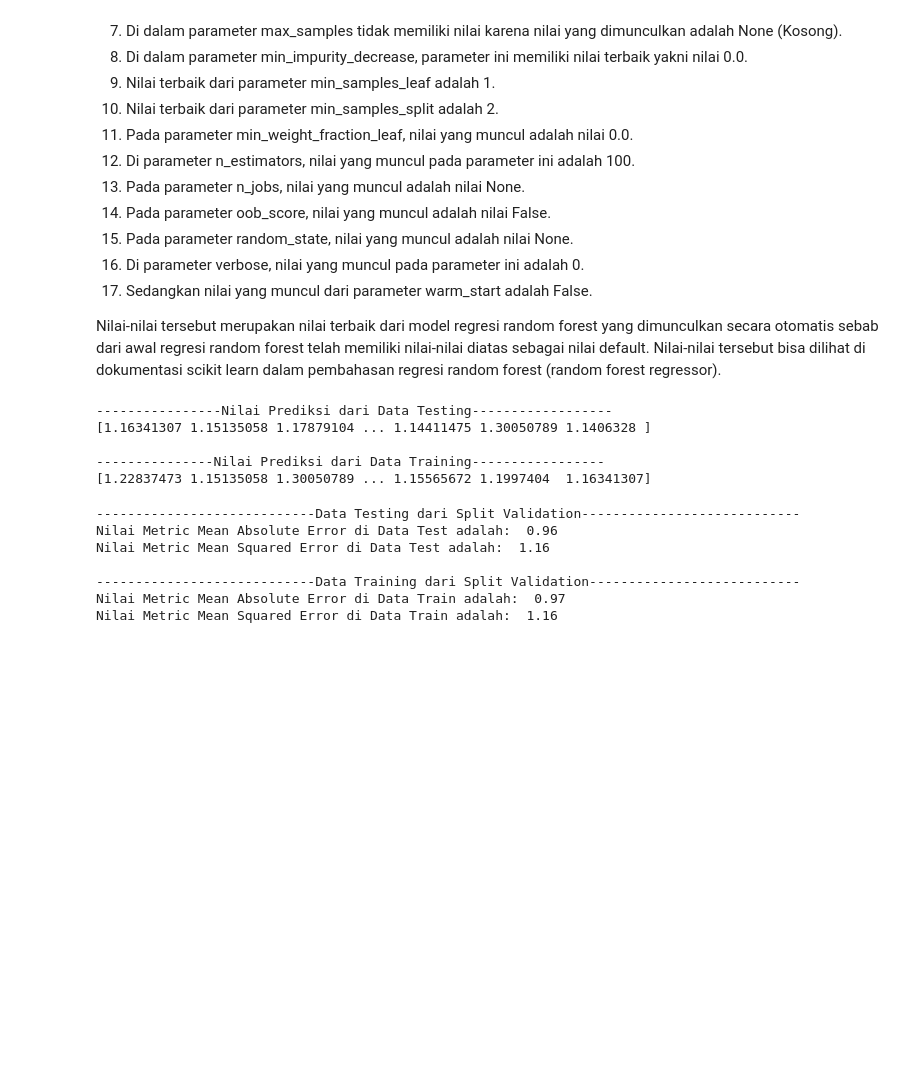
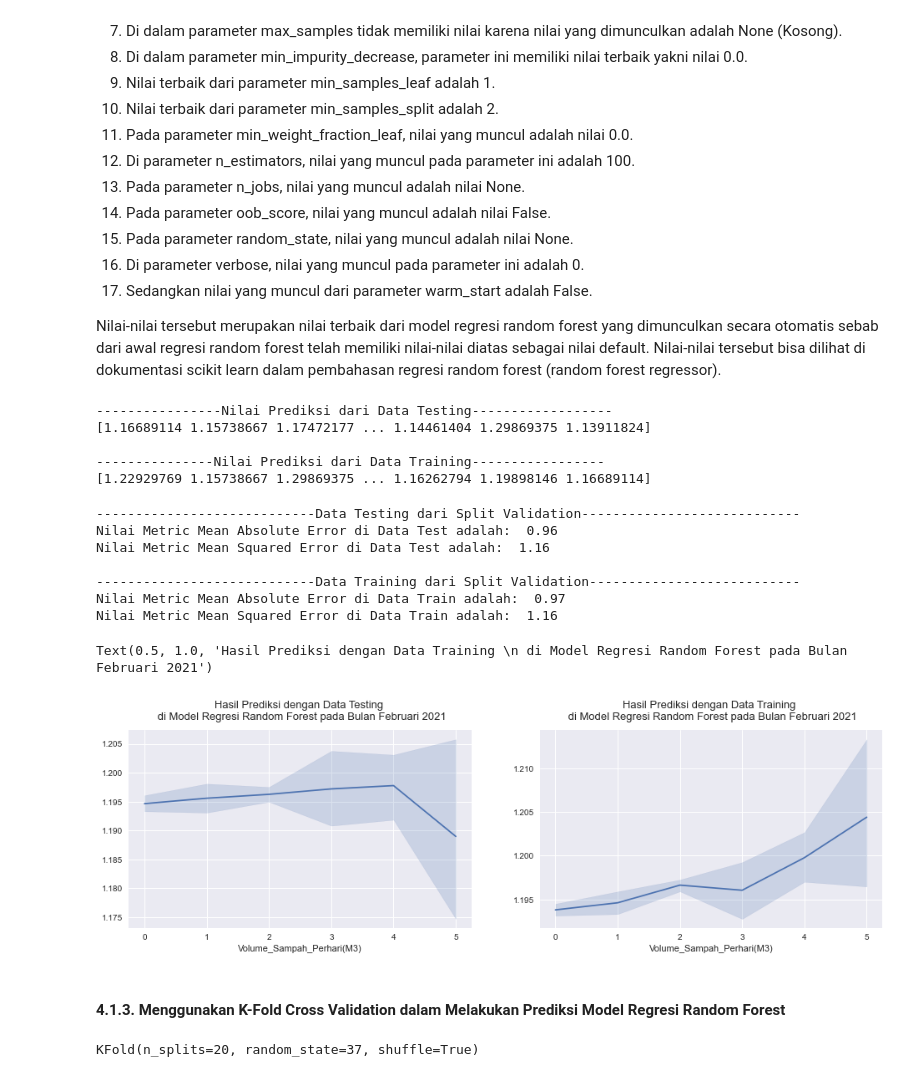
Before and after one commit to pramudianzaheka92/ProjectTugasAkhir, a Jupyter notebook: 2 - 2021/Prediksi Tingkat Pengangkutan Volume Sampah di Bulan Februari 2021.ipynb, the cells around one changed output. Cells and saved outputs as stored; diff of their text form; code cells hidden in the pictures; blank space fills up the shorter version.

```diff
--- a/2 - 2021/Prediksi Tingkat Pengangkutan Volume Sampah di Bulan Februari 2021.ipynb
+++ b/2 - 2021/Prediksi Tingkat Pengangkutan Volume Sampah di Bulan Februari 2021.ipynb
@@ -712,8 +716,8 @@ K-Fold Cross Validation memiliki 3 parameters yaitu n_splits, shuffle, dan rando
 # %%
 # Membuat model regresi linear + nilai parameter default yang kemudian akan diimplementasikan ke teknik k-fold cross validation
 
-kfold_linear_regression = LinearRegression()
-kfold_linear_regression.fit(x_train, y_train)
+kfold_linear_regression_feb = LinearRegression()
+kfold_linear_regression_feb.fit(x_train, y_train)
 # %% [output]
 LinearRegression()
 # %%
@@ -792,11 +800,11 @@ Setelah memprediksi menggunakan model regresi linear, selanjutnya saya akan memp
 # Memanggil model regresi random forest dari library sklearn
 from sklearn.ensemble import RandomForestRegressor
 
-split_randomforest_regression = RandomForestRegressor()
-split_randomforest_regression.fit(x_train, y_train)
+split_randomforest_regression_feb = RandomForestRegressor()
+split_randomforest_regression_feb.fit(x_train, y_train)
 
 # Melihat parameter dari regresi random forest beserta nilai terbaik dari masing-masing parameter
-print(split_randomforest_regression.get_params())
+print(split_randomforest_regression_feb.get_params())
 # %% [output]
 {'bootstrap': True, 'ccp_alpha': 0.0, 'criterion': 'squared_error', 'max_depth': None, 'max_features': 'auto', 'max_leaf_nodes': None, 'max_samples': None, 'min_impurity_decrease': 0.0, 'min_samples_l ...
 # %% [markdown]
@@ -824,18 +832,18 @@ Nilai-nilai tersebut merupakan nilai terbaik dari model regresi random forest ya
 # %%
 # Melihat nilai prediksi dari data training dan data testing setelah dilakukan proses pencarian nilai parameters terbaik
 print("----------------Nilai Prediksi dari Data Testing------------------")
-pred_test_randomforest = split_randomforest_regression.predict(x_test)
-print(pred_test_randomforest)
+pred_test_randomforest_feb = split_randomforest_regression_feb.predict(x_test)
+print(pred_test_randomforest_feb)
 
 print("\n---------------Nilai Prediksi dari Data Training-----------------")
-pred_train_randomforest = split_randomforest_regression.predict(x_train)
-print(pred_train_randomforest)
+pred_train_randomforest_feb = split_randomforest_regression_feb.predict(x_train)
+print(pred_train_randomforest_feb)
 # %% [output]
 ----------------Nilai Prediksi dari Data Testing------------------
-[1.16341307 1.15135058 1.17879104 ... 1.14411475 1.30050789 1.1406328 ]
+[1.16689114 1.15738667 1.17472177 ... 1.14461404 1.29869375 1.13911824]
 
 ---------------Nilai Prediksi dari Data Training-----------------
-[1.22837473 1.15135058 1.30050789 ... 1.15565672 1.1997404  1.16341307]
+[1.22929769 1.15738667 1.29869375 ... 1.16262794 1.19898146 1.16689114]
 # %%
 # Melihat hasil prediksi regresi random forest dari data testing dan juga data training
 
@@ -857,3 +868,29 @@ Nilai Metric Mean Squared Error di Data Test adalah:  1.16
 ----------------------------Data Training dari Split Validation---------------------------
 Nilai Metric Mean Absolute Error di Data Train adalah:  0.97
 Nilai Metric Mean Squared Error di Data Train adalah:  1.16
+# %%
+# Membuat grafik untuk melihat trend data dari volume pengangkutan sampah setelah melalui proses pemodelan regresi random forest
+plt.figure(figsize=(25, 20))
+
+# Grafik untuk melihat trend data testing setelah dilakukan proses pemodelan regresi random forest
+plt.subplot(4, 3, 1)
+sns.lineplot(y_test, pred_test_randomforest_feb)
+plt.title("Hasil Prediksi dengan Data Testing \n di Model Regresi Random Forest pada Bulan Februari 2021",
+          fontsize=13, pad=13)
+
+# Grafik untuk melihat trend data training setelah dilakukan proses pemodelan regresi linear
+plt.subplot(4, 3, 2)
+sns.lineplot(y_train, pred_train_randomforest_feb)
+plt.title("Hasil Prediksi dengan Data Training \n di Model Regresi Random Forest pada Bulan Februari 2021",
+          fontsize=13, pad=13)
+# %% [output]
+Text(0.5, 1.0, 'Hasil Prediksi dengan Data Training \n di Model Regresi Random Forest pada Bulan Februari 2021')
+[figure, added]
+# %% [markdown]
+#### 4.1.3. Menggunakan K-Fold Cross Validation dalam Melakukan Prediksi Model Regresi Random Forest
+# %%
+# Memanggil library K-Fold Cross Validation yang telah dipanggil diawal pemrosesan
+kfold = KFold(n_splits=20, random_state=37, shuffle=True)
+kfold
+# %% [output]
+KFold(n_splits=20, random_state=37, shuffle=True)
```
Also changed, not shown: parts of 17 cells of this notebook.
